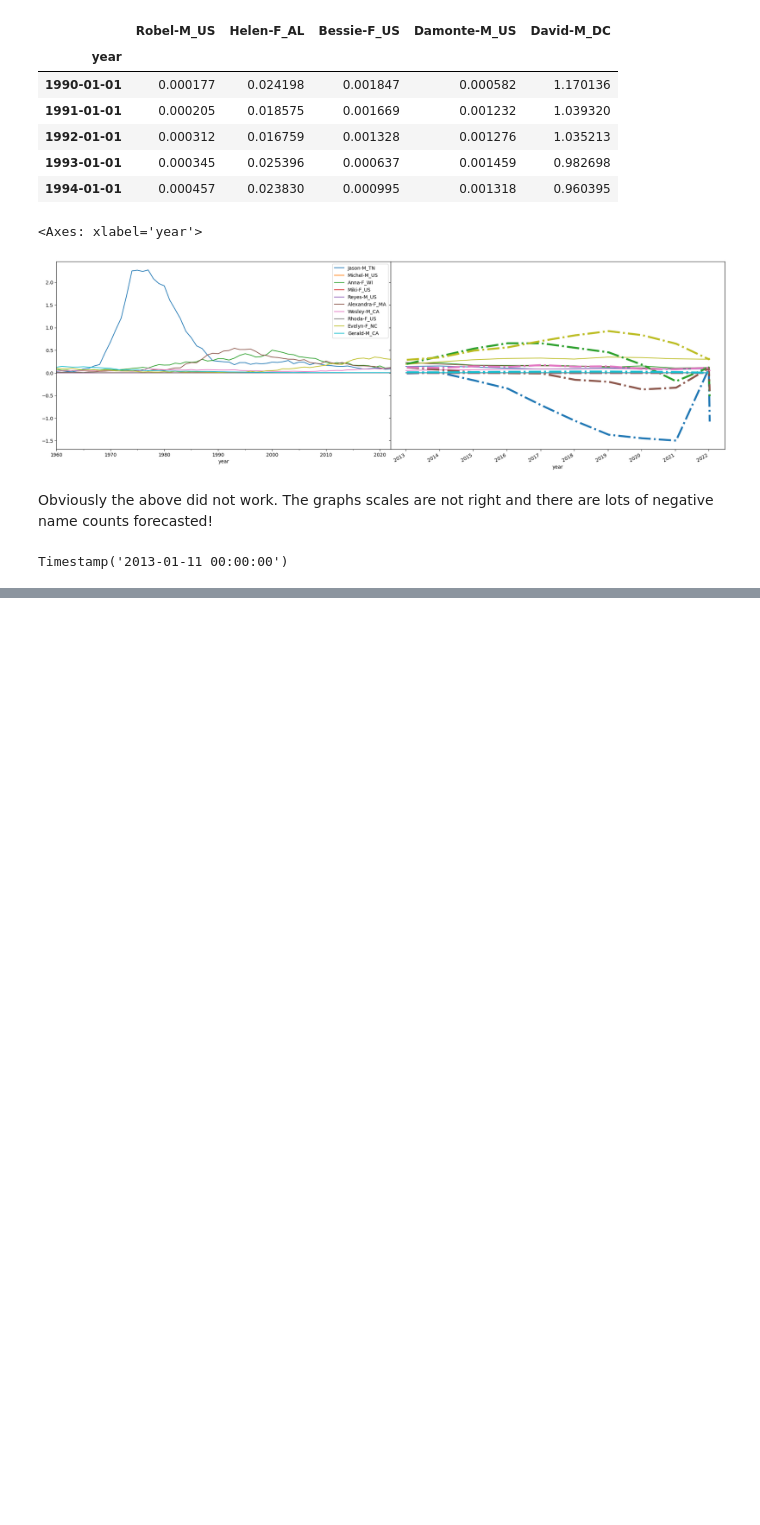
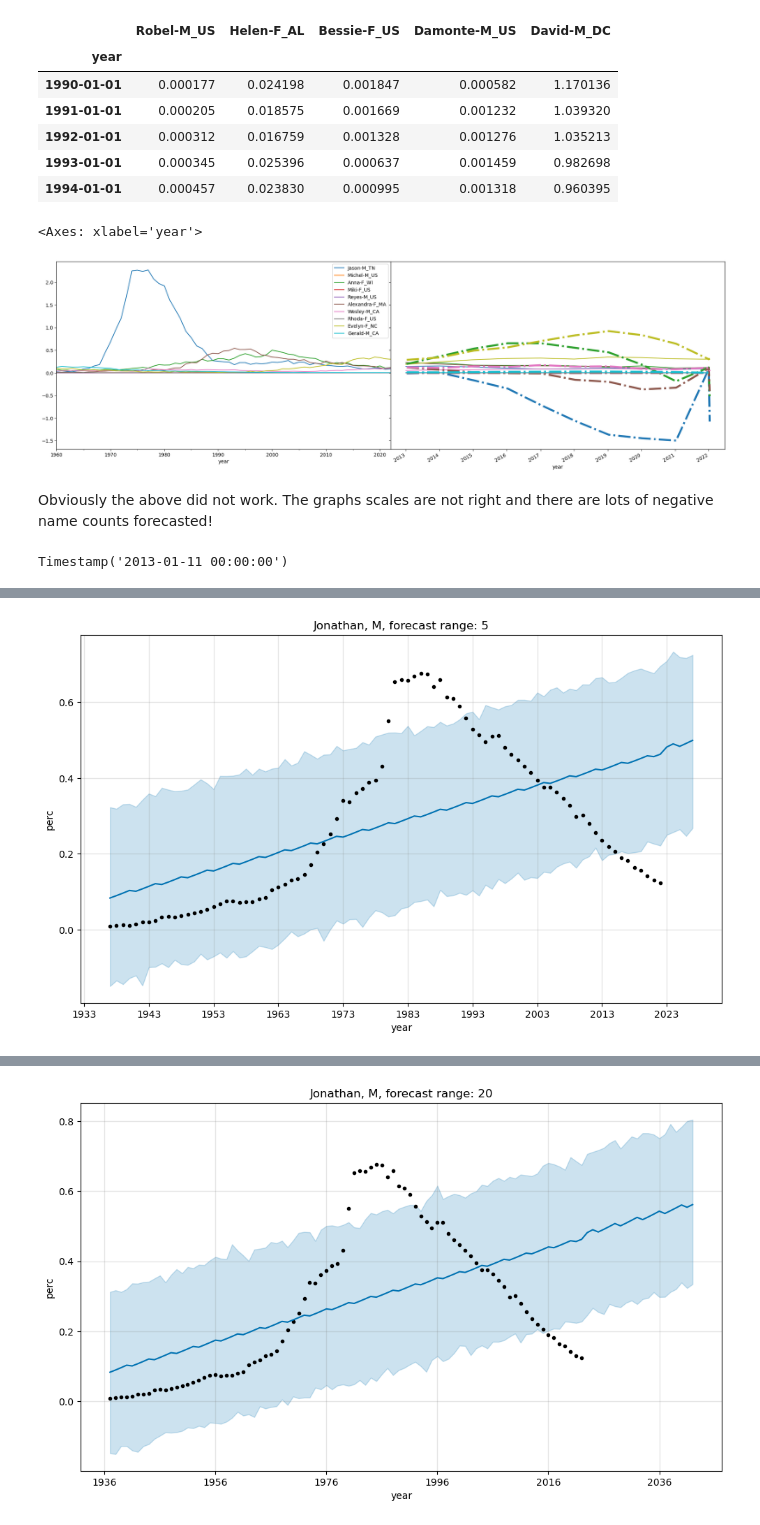
Before and after one commit to paulsch1/capstone, a Jupyter notebook: cap3_trends.ipynb, the cells around one changed output, grey strips where cells are left out. Saved outputs shown, nothing was run; the diff lists cells and outputs as text; code cells hidden in the pictures; blank space fills up the shorter version.

```diff
--- a/cap3_trends.ipynb
+++ b/cap3_trends.ipynb
@@ -901,0 +817,5 @@ zzz.head()
+# %%
+# how many names in the US have been in the data for every year?
+df_US_continuous = df_US.pivot_table(values='perc', index=['name', 'M/F'], columns='year').reset_index()
+df_US_continuous = df_US_continuous.dropna(axis=0)
+print('count of US names with no gaps in data: ', df_US_continuous.shape[0])
@@ -901,0 +824,10 @@ zzz.head()
+# %%
+# put the df back into long format
+df_US_continuous = pd.melt(df_US_continuous,
+                           id_vars=['name', 'M/F'],
+                           value_vars=[year for year in range(min_year, 1+max_year)],
+                           var_name='year',
+                           value_name='perc')
+# %%
+df_US_continuous['ds'] = pd.to_datetime(df_US_continuous['year'], format='%Y')
+df_US_continuous.head()
@@ -901,0 +841,29 @@ zzz.head()
+# %%
+# pick some sample names, See how well prophet works for different forecast ranges.
+names = [('Jonathan', 'M'), ('Jordan', 'M'), ('Paul', 'M')]
+# pick some forecast ranges
+forecast_ranges = [5, 20]
+# %%
+df_forecast = pd.DataFrame()
+for (name, g) in names:
+    for forecast_range in forecast_ranges:
+        df = df_US_continuous[(df_US_continuous['name']==name) & (df_US_continuous['M/F']==g)]
+        df = df[['ds', 'perc']].rename(columns={'perc': 'y'})
+        model = Prophet()
+        model.fit(df)
+        future = model.make_future_dataframe(periods=forecast_range, freq='Y')  # Adjust the number of future years as needed
+        forecast = model.predict(future)
+        forecast['name'] = name
+        # forecast['state'] = state
+        forecast['M/F'] = g
+        df_forecast = pd.concat([df_forecast, forecast[['ds', 'yhat', 'name', 'M/F']]])
+
+        # show plot
+        fig = model.plot(forecast)
+        ax = fig.gca()
+        ax.set_title(name + ', ' + g + ", forecast range: " + str(forecast_range))
+        ax.set_xlabel("year")
+        ax.set_ylabel("perc")
+        plt.show()
+        plt.show()
+# %% [output]
@@ -901,0 +872 @@ zzz.head()
+[figure, added]
@@ -901,0 +875 @@ zzz.head()
+[figure, added]
```
Also changed, not shown: parts of 54 cells of this notebook, 1 other file.
